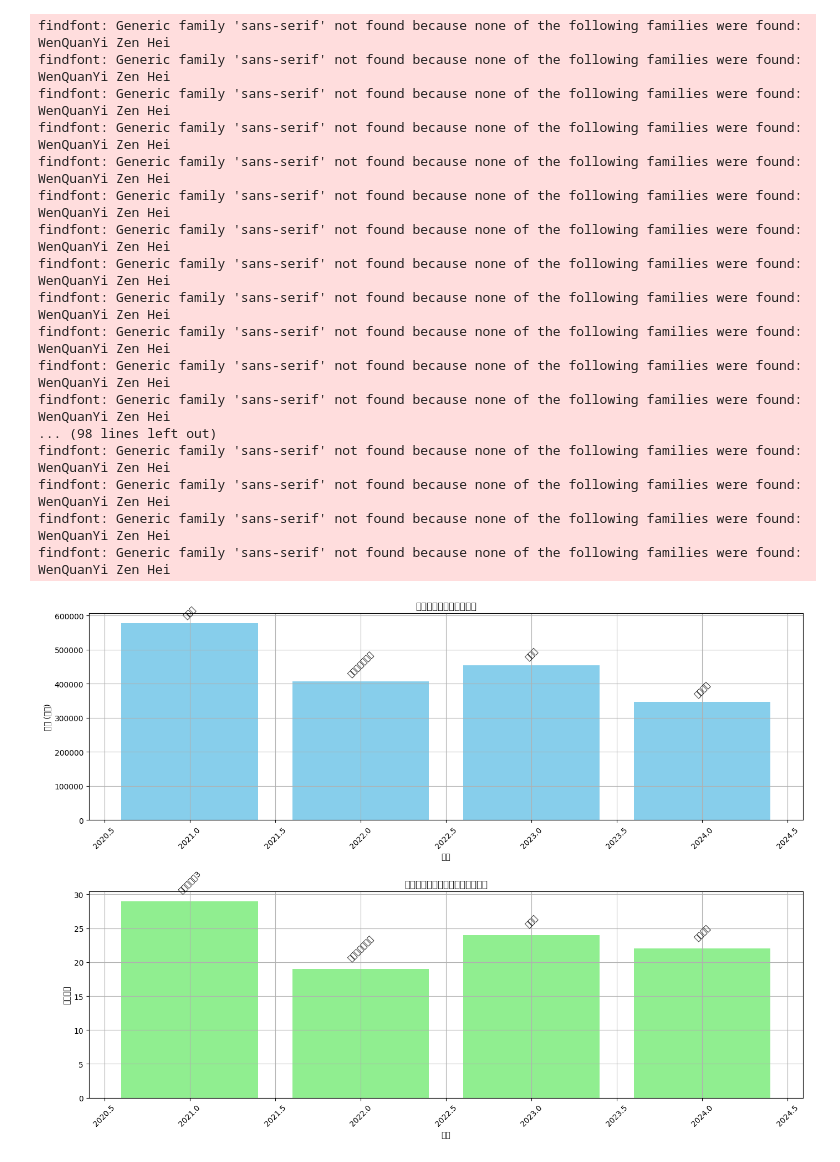
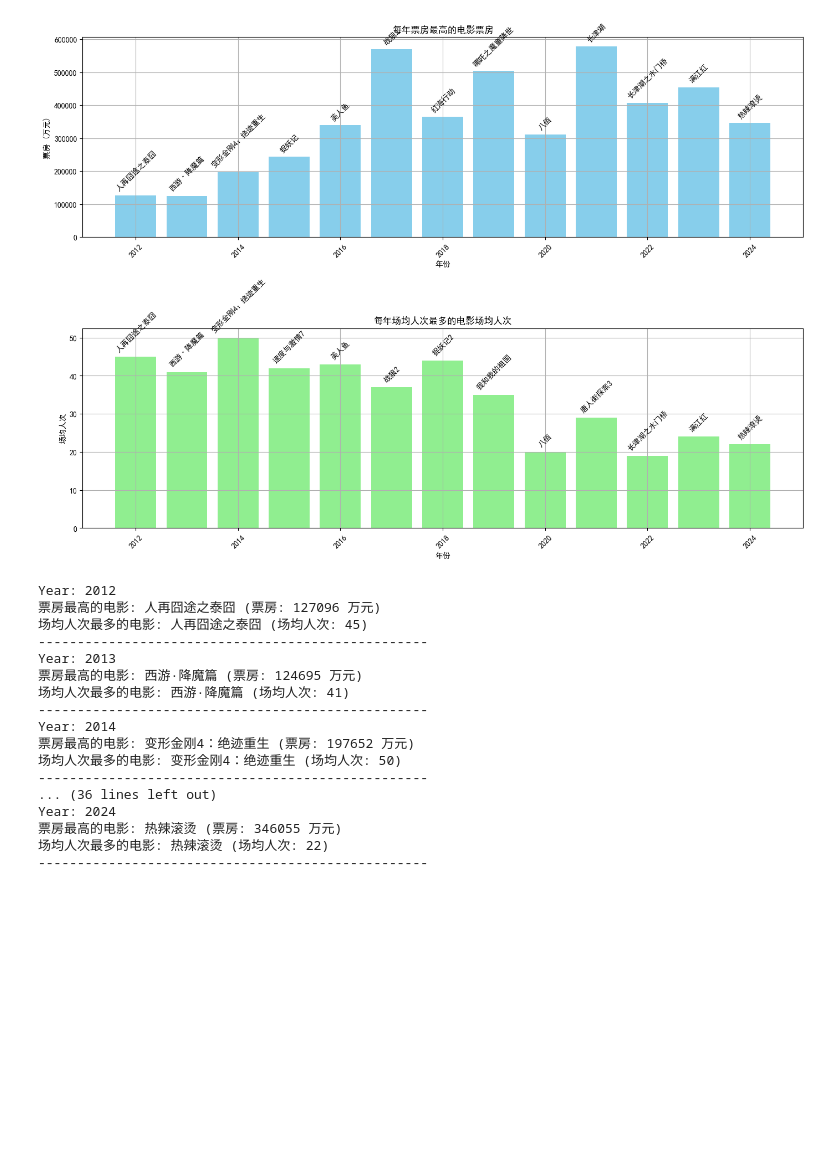
Before and after one commit to Steve5wutongyu6/MaoYan, a Jupyter notebook: sample.ipynb, the cells around one changed output. Cells and saved outputs as stored; diff of their text form; code cells hidden in the pictures; blank space fills up the shorter version.

```diff
--- a/sample.ipynb
+++ b/sample.ipynb
@@ -414,12 +460,12 @@ import matplotlib.pyplot as plt
 from datetime import datetime
 
 # 设置中文字体
-rcParams['font.sans-serif'] = ['WenQuanYi Zen Hei']  # 使用文泉驿正黑
+rcParams['font.sans-serif'] = ['SimHei']  # 使用文泉驿正黑
 rcParams['axes.unicode_minus'] = False  # 解决负号显示问题
 
 
 # 1. 数据加载
-movie_df = pd.read_csv('MovieAfter2021.csv')
+movie_df = pd.read_csv('MovieData-处理后.csv')
 
 # 2. 数据预处理
 # 将上映日期转换为datetime格式
@@ -432,7 +478,7 @@ movie_df['年份'] = movie_df['上映日期'].dt.year
 # 创建字典来存储每年票房最高的电影和场均人次最多的电影
 top_movies_by_year = {}
 
-for year in range(2021, 2025):
+for year in range(2012, 2025):
     yearly_data = movie_df[movie_df['年份'] == year]
 
     # 找到票房最高的电影
@@ -475,48 +521,48 @@ plt.ylabel('票房 (万元)')
 plt.xticks(rotation=45)
 plt.grid(True)
 
 # 在每个柱状图上标注电影名称
 for i, year in enumerate(years):
     plt.text(year, box_office_values[i] + 10000, box_office_movies[i], ha='center', va='bottom', rotation=45)
 
 # 场均人次最高的电影
 plt.subplot(2, 1, 2)
 plt.bar(years, avg_audience_values, color='lightgreen')
 plt.title('每年场均人次最多的电影场均人次')
 plt.xlabel('年份')
 plt.ylabel('场均人次')
 plt.xticks(rotation=45)
 plt.grid(True)
 
 # 在每个柱状图上标注电影名称
 for i, year in enumerate(years):
     plt.text(year, avg_audience_values[i] + 1, avg_audience_movies[i], ha='center', va='bottom', rotation=45)
 
 plt.tight_layout()
 plt.show()
 
 # 打印结果
 for year in years:
     print(f"Year: {year}")
     print(f"票房最高的电影: {top_movies_by_year[year]['票房最高']['片名']} (票房: {top_movies_by_year[year]['票房最高']['票房(万元)']} 万元)")
     print(f"场均人次最多的电影: {top_movies_by_year[year]['场均人次最高']['片名']} (场均人次: {top_movies_by_year[year]['场均人次最高']['场均人次']})")
     print("-" * 50)
 # %% [output]
+[figure, new version]
-findfont: Generic family 'sans-serif' not found because none of the following families were found: WenQuanYi Zen Hei
-findfont: Generic family 'sans-serif' not found because none of the following families were found: WenQuanYi Zen Hei
-findfont: Generic family 'sans-serif' not found because none of the following families were found: WenQuanYi Zen Hei
-findfont: Generic family 'sans-serif' not found because none of the following families were found: WenQuanYi Zen Hei
-findfont: Generic family 'sans-serif' not found because none of the following families were found: WenQuanYi Zen Hei
-findfont: Generic family 'sans-serif' not found because none of the following families were found: WenQuanYi Zen Hei
-findfont: Generic family 'sans-serif' not found because none of the following families were found: WenQuanYi Zen Hei
-findfont: Generic family 'sans-serif' not found because none of the following families were found: WenQuanYi Zen Hei
-findfont: Generic family 'sans-serif' not found because none of the following families were found: WenQuanYi Zen Hei
-findfont: Generic family 'sans-serif' not found because none of the following families were found: WenQuanYi Zen Hei
-findfont: Generic family 'sans-serif' not found because none of the following families were found: WenQuanYi Zen Hei
-findfont: Generic family 'sans-serif' not found because none of the following families were found: WenQuanYi Zen Hei
-... (98 lines left out)
-findfont: Generic family 'sans-serif' not found because none of the following families were found: WenQuanYi Zen Hei
-findfont: Generic family 'sans-serif' not found because none of the following families were found: WenQuanYi Zen Hei
-findfont: Generic family 'sans-serif' not found because none of the following families were found: WenQuanYi Zen Hei
-findfont: Generic family 'sans-serif' not found because none of the following families were found: WenQuanYi Zen Hei
+Year: 2012
+票房最高的电影: 人再囧途之泰囧 (票房: 127096 万元)
+场均人次最多的电影: 人再囧途之泰囧 (场均人次: 45)
+--------------------------------------------------
+Year: 2013
+票房最高的电影: 西游·降魔篇 (票房: 124695 万元)
+场均人次最多的电影: 西游·降魔篇 (场均人次: 41)
+--------------------------------------------------
+Year: 2014
+票房最高的电影: 变形金刚4：绝迹重生 (票房: 197652 万元)
+场均人次最多的电影: 变形金刚4：绝迹重生 (场均人次: 50)
+--------------------------------------------------
+... (36 lines left out)
+Year: 2024
+票房最高的电影: 热辣滚烫 (票房: 346055 万元)
+场均人次最多的电影: 热辣滚烫 (场均人次: 22)
+--------------------------------------------------
-[figure, old version]
```
Also changed, not shown: parts of 10 cells of this notebook, 7 other files.
